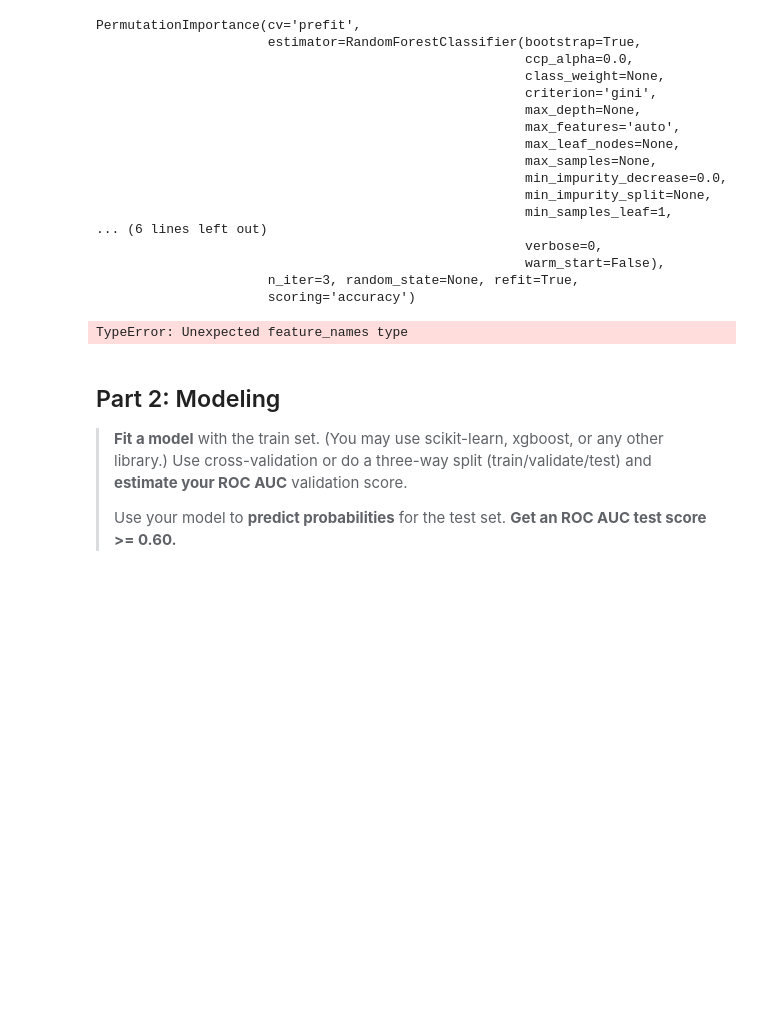
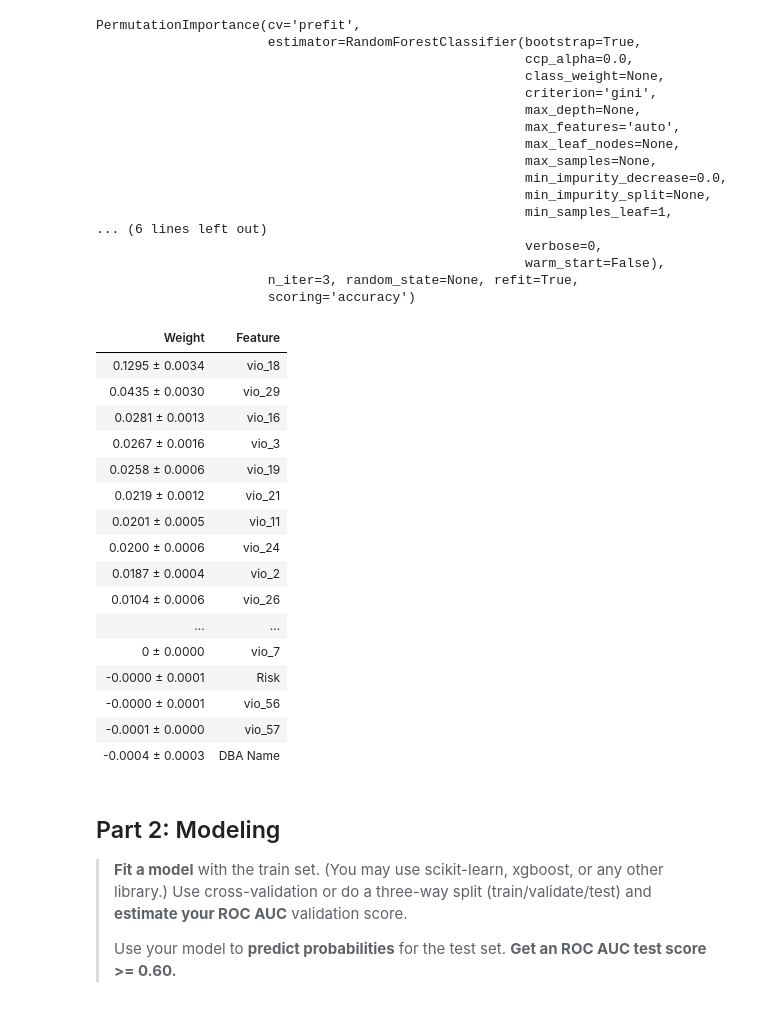
Before and after one commit to ekoly/DS-Unit-2-Applied-Modeling, a Jupyter notebook: DS_Sprint_Challenge_7.ipynb, the cells around one changed output. Cells and saved outputs as stored; diff of their text form; code cells hidden in the pictures; blank space fills up the shorter version.

```diff
--- a/DS_Sprint_Challenge_7.ipynb
+++ b/DS_Sprint_Challenge_7.ipynb
@@ -205,9 +205,25 @@ PermutationImportance(cv='prefit',
 # %%
 import eli5
 
-eli5.show_weights(permuter, feature_names=X_train_transformed.columns, top=None)
+eli5.show_weights(permuter, feature_names=list(X_train_transformed.columns), top=None)
 # %% [output]
-TypeError: Unexpected feature_names type
+| Weight | Feature |
+| 0.1295 ± 0.0034 | vio_18 |
+| 0.0435 ± 0.0030 | vio_29 |
+| 0.0281 ± 0.0013 | vio_16 |
+| 0.0267 ± 0.0016 | vio_3 |
+| 0.0258 ± 0.0006 | vio_19 |
+| 0.0219 ± 0.0012 | vio_21 |
+| 0.0201 ± 0.0005 | vio_11 |
+| 0.0200 ± 0.0006 | vio_24 |
+| 0.0187 ± 0.0004 | vio_2 |
+| 0.0104 ± 0.0006 | vio_26 |
+| ... | ... |
+| 0 ± 0.0000 | vio_7 |
+| -0.0000 ± 0.0001 | Risk |
+| -0.0000 ± 0.0001 | vio_56 |
+| -0.0001 ± 0.0000 | vio_57 |
+| -0.0004 ± 0.0003 | DBA Name |
 # %%
 # it appears violation is the leak
 
```
